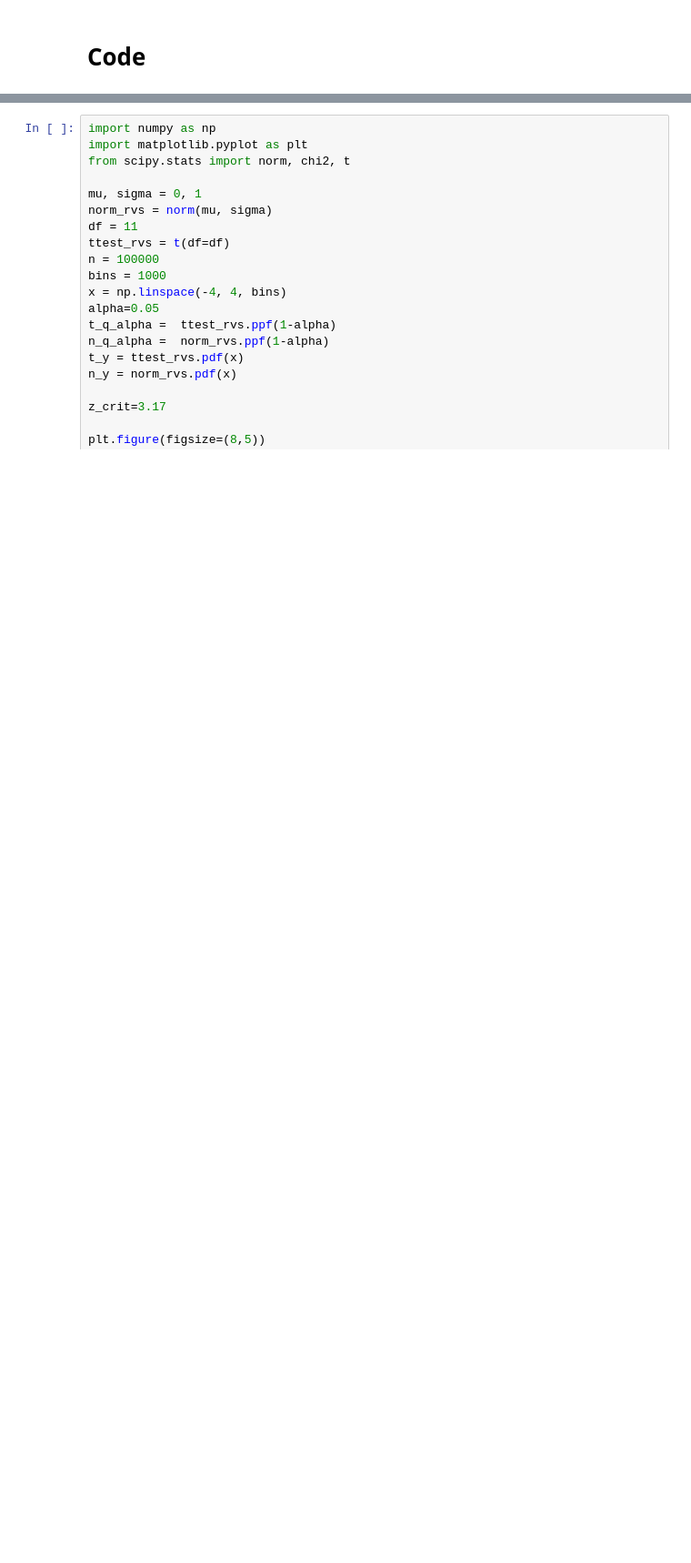
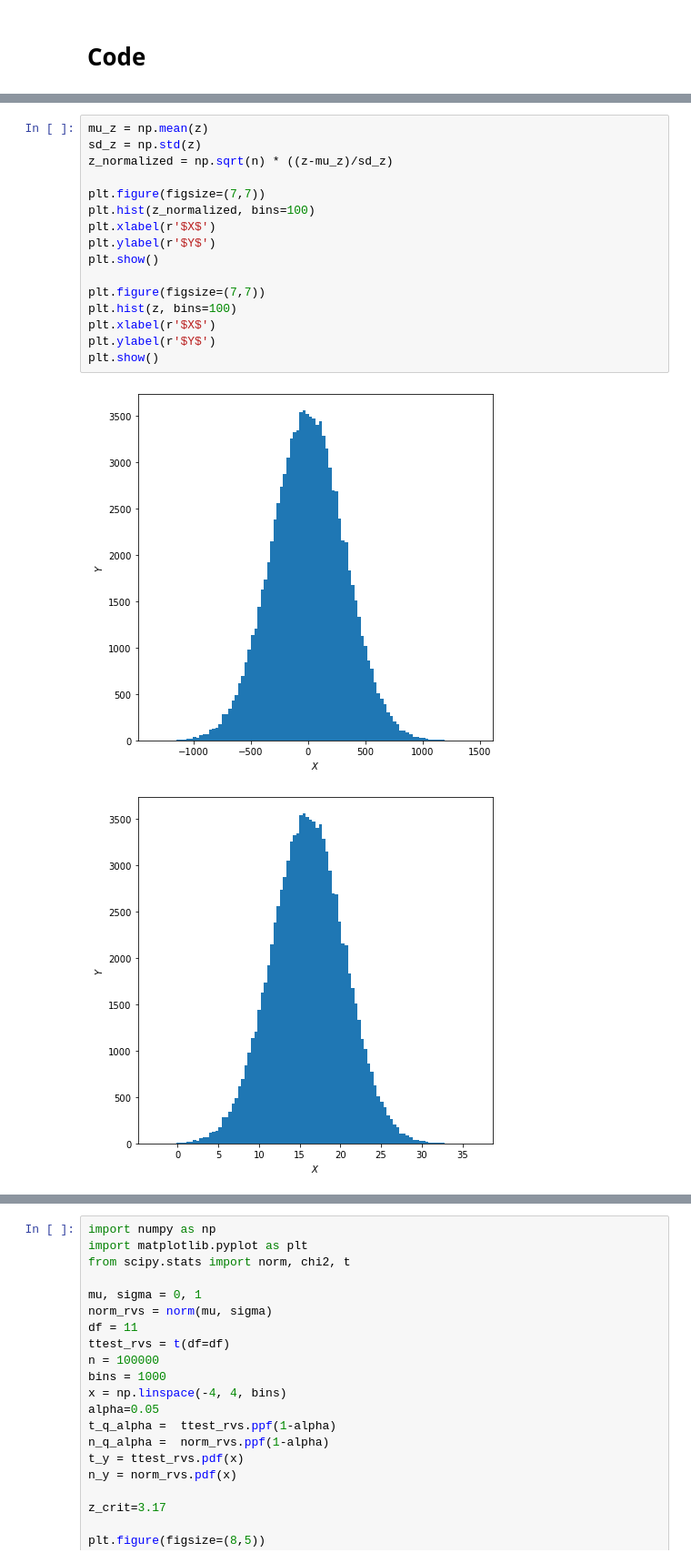
Before and after one commit to shmalex/learning-math, a Jupyter notebook: notebooks/statistics/Unit4-Lecture-13 The T-test.ipynb, the cells around one changed output, grey strips where cells are left out. Shown at 91% size. Saved outputs shown, nothing was run; the diff lists cells and outputs as text; blank space fills up the shorter version.

```diff
--- a/notebooks/statistics/Unit4-Lecture-13 The T-test.ipynb
+++ b/notebooks/statistics/Unit4-Lecture-13 The T-test.ipynb
@@ -467,0 +566,19 @@ plt.show()
+# %%
+mu_z = np.mean(z)
+sd_z = np.std(z)
+z_normalized = np.sqrt(n) * ((z-mu_z)/sd_z)
+
+plt.figure(figsize=(7,7))
+plt.hist(z_normalized, bins=100)
+plt.xlabel(r'$X$')
+plt.ylabel(r'$Y$')
+plt.show()
+
+plt.figure(figsize=(7,7))
+plt.hist(z, bins=100)
+plt.xlabel(r'$X$')
+plt.ylabel(r'$Y$')
+plt.show()
+# %% [output]
+[figure, added]
+[figure, added]
```
Also changed, not shown: parts of 35 cells of this notebook, 4 other files.
